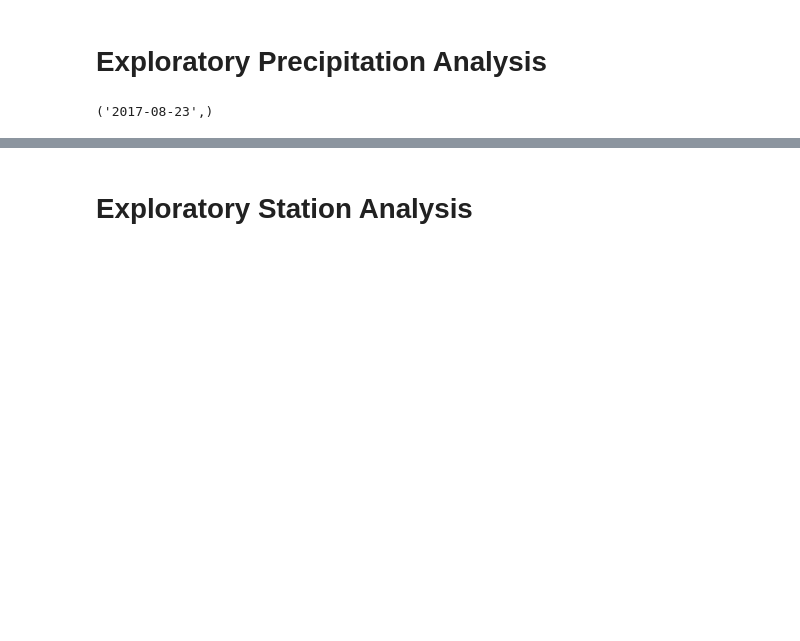
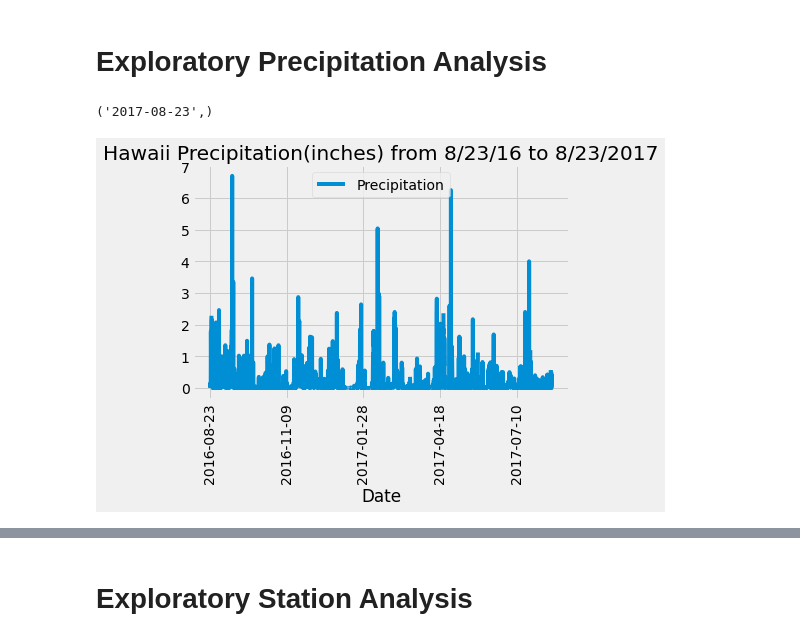
Before and after one commit to ToshaZ/sqlalchemy-challenge, a Jupyter notebook: climate_starter.ipynb, the cells around one changed output, grey strips where cells are left out. Saved outputs shown, nothing was run; the diff lists cells and outputs as text; code cells hidden in the pictures; blank space fills up the shorter version.

Commit message:
added precip analysis

```diff
--- a/climate_starter.ipynb
+++ b/climate_starter.ipynb
@@ -48,19 +60,25 @@ print(recent_date)
 # %%
 # Design a query to retrieve the last 12 months of precipitation data and plot the results.
 # Starting from the most recent data point in the database.
+year_precip = session.query(measurement.date, measurement.prcp).\
+    filter(measurement.date >= '2016-08-23').order_by(measurement.date).all()
 
 # Calculate the date one year from the last date in data set.
 
 
 # Perform a query to retrieve the data and precipitation scores
 
 
 # Save the query results as a Pandas DataFrame and set the index to the date column
-
+precip_df = pd.DataFrame(year_precip, columns=['Date', 'Precipitation'])
 
 # Sort the dataframe by date
-
+precip_df.set_index('Date', inplace=True )
 
 # Use Pandas Plotting with Matplotlib to plot the data
+precip_df.plot(rot=90, title = "Hawaii Precipitation(inches) from 8/23/16 to 8/23/2017")
+plt.show()
+# %% [output]
+[figure, added]
 # %%
 # Use Pandas to calcualte the summary statistics for the precipitation data
```
Also changed, not shown: parts of 2 cells of this notebook.
